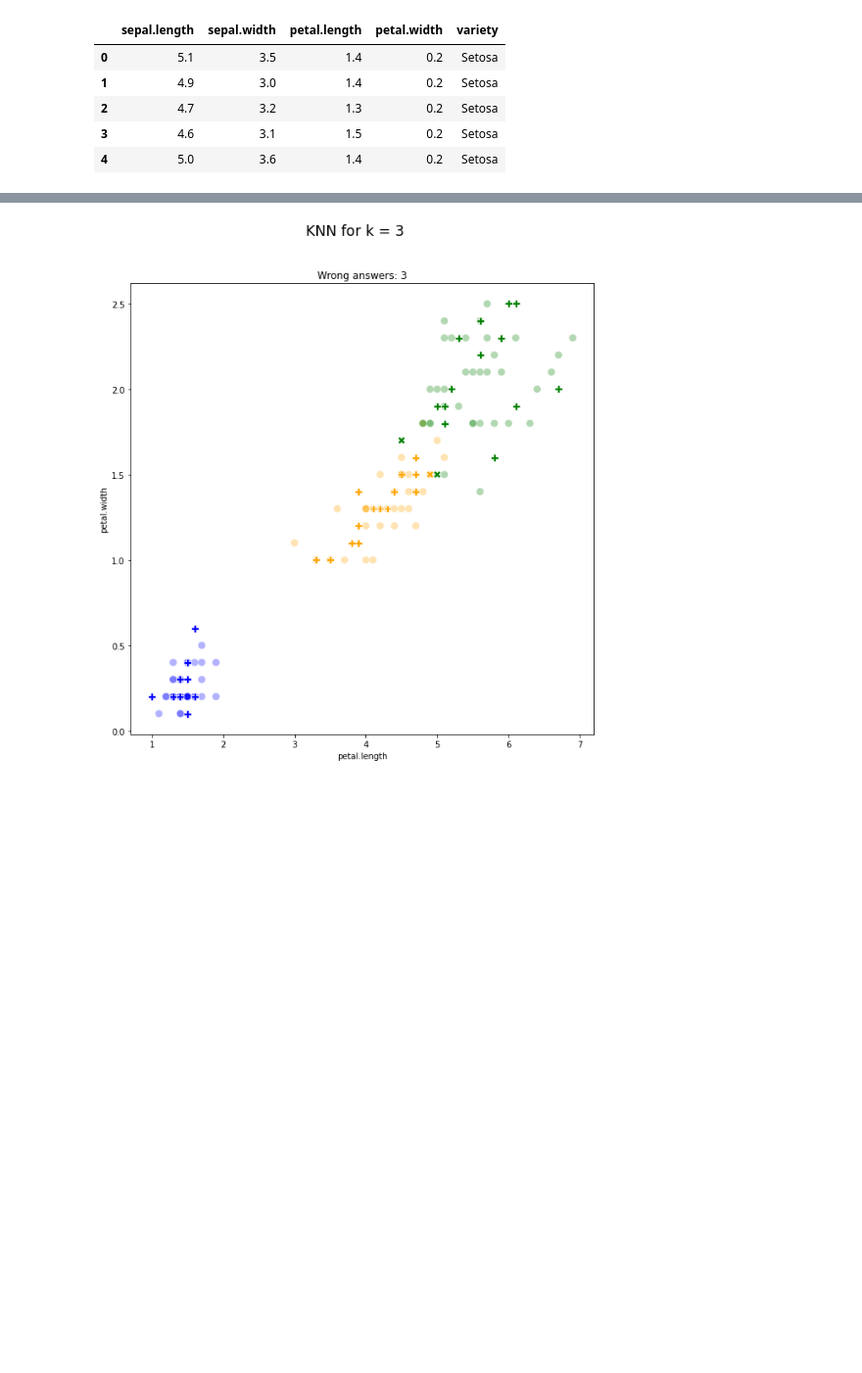
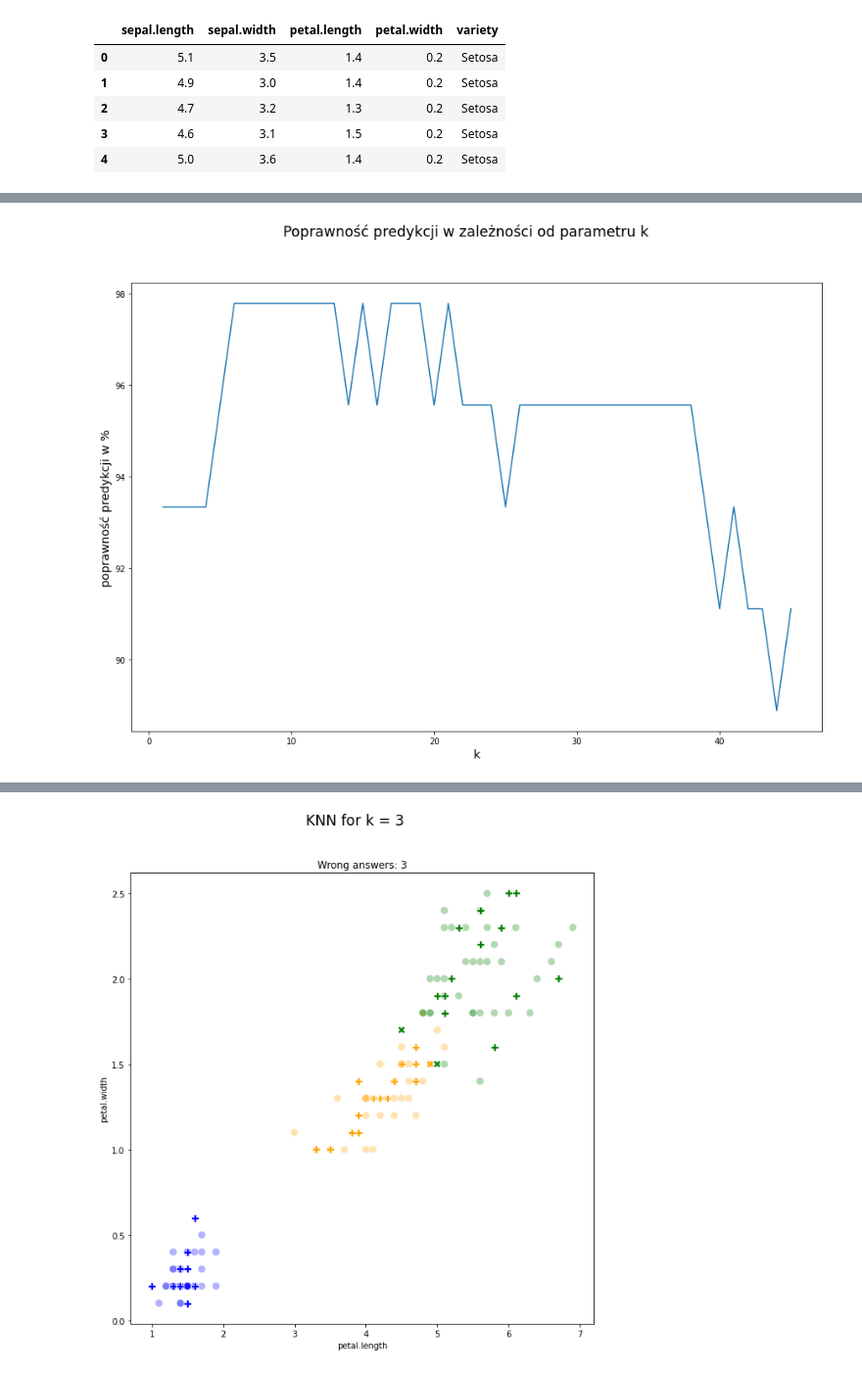
Before and after one commit to wojtekolesinski/ml-models, a Jupyter notebook: knn/jupyter/knn.ipynb, the cells around one changed output, grey strips where cells are left out. Shown: that part at 98% size. Saved outputs shown, nothing was run; the diff lists cells and outputs as text; code cells hidden in the pictures; blank space fills up the shorter version.

```diff
--- a/knn/jupyter/knn.ipynb
+++ b/knn/jupyter/knn.ipynb
@@ -70,4 +61,16 @@ scores
 dtype: float64
+# %%
+fig, ax = plt.subplots()
+
+sns.lineplot(y=scores, x=scores.index, ax=ax)
+
+fig.set_size_inches(15, 10)
+plt.suptitle('Poprawność predykcji w zależności od parametru k', size='xx-large')
+plt.xlabel('k', fontdict={'fontsize': 'x-large'})
+plt.ylabel('poprawność predykcji w %', fontdict={'fontsize': 'x-large'})
+plt.show()
+# %% [output]
+[figure, added]
 # %%
 predictions = test_set.apply(lambda x: knn(x, train_set, 3), axis=1)
 test_set_preds = pd.concat([test_set, predictions], axis=1)
```
Also changed, not shown: parts of 12 cells of this notebook.
